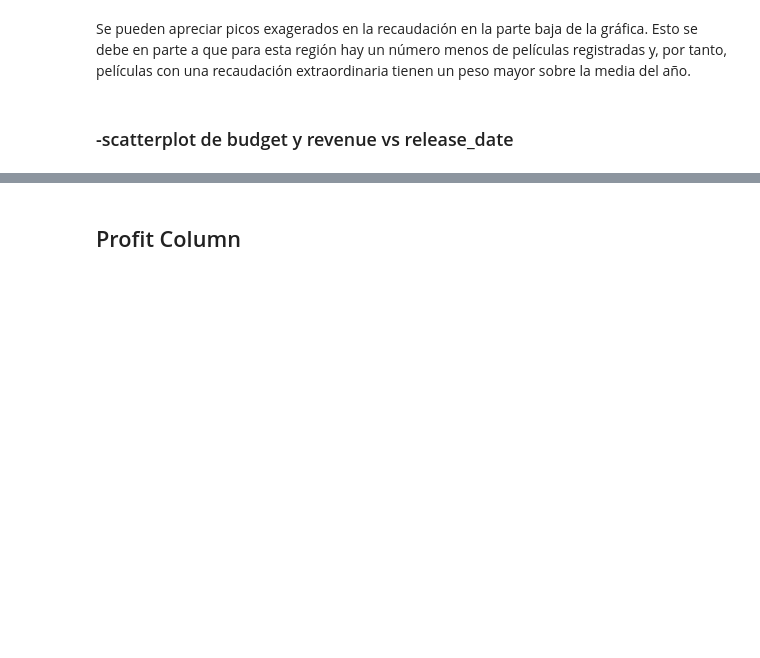
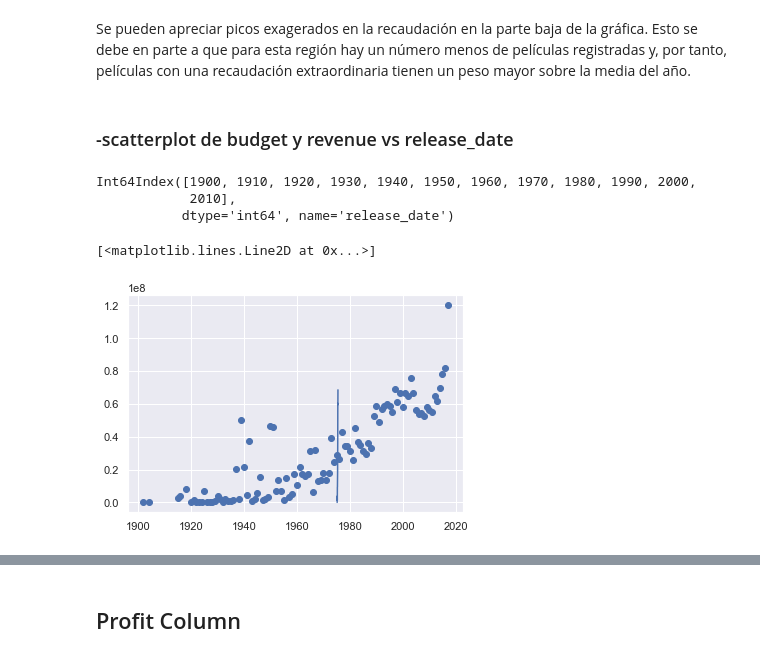
Before and after one commit to JaunIgciona/DataBootcamp_Nov2020, a Jupyter notebook: 4. Proyectos/EDA project/notebooks/visualisations.ipynb, the cells around one changed output, grey strips where cells are left out. Drawn from its saved outputs; the diff is of its cells as text; code cells hidden in the pictures; blank space fills up the shorter version.

```diff
--- a/4. Proyectos/EDA project/notebooks/visualisations.ipynb
+++ b/4. Proyectos/EDA project/notebooks/visualisations.ipynb
@@ -105,3 +107,15 @@ Se pueden apreciar picos exagerados en la recaudación en la parte baja de la gr
+# %%
+movies_decades.index
+# %% [output]
+Int64Index([1900, 1910, 1920, 1930, 1940, 1950, 1960, 1970, 1980, 1990, 2000,
+            2010],
+           dtype='int64', name='release_date')
+# %%
+plt.scatter(dates, movies_by_year.revenue.values)
+plt.plot(movies_decades.index, movies_decades.revenue)
+# %% [output]
+[<matplotlib.lines.Line2D at 0x...>]
+[figure, added]
 # %%
 dates = movies_by_year.index.to_timestamp()
 
```
Also changed, not shown: parts of 12 cells of this notebook, 8 other files.
